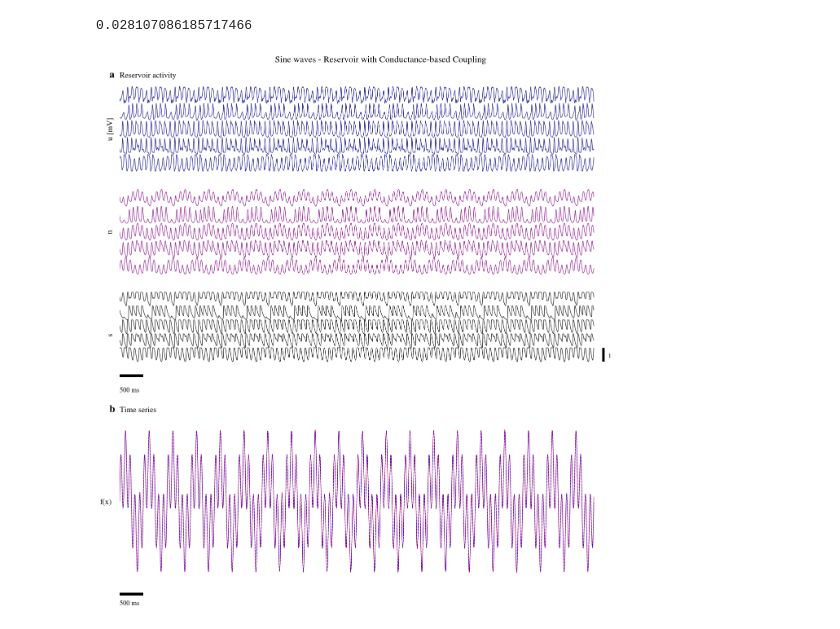
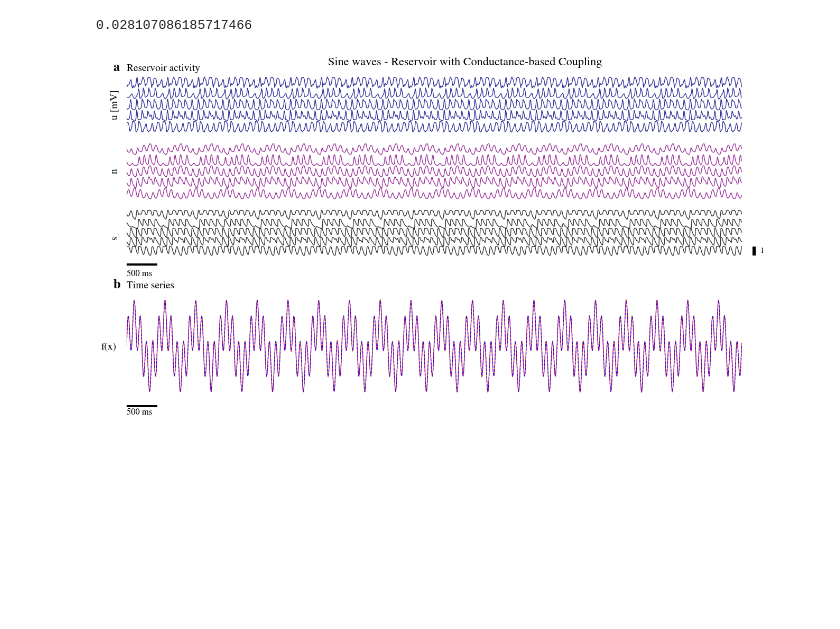
Before and after one commit to themahani/ml_force_research, a Jupyter notebook: morris_lecar/sine_waves_figure.ipynb, the cells around one changed output. Drawn from its saved outputs; the diff is of its cells as text; code cells hidden in the pictures; blank space fills up the shorter version.

Commit message:
fix: reduce height of sine waves figure

```diff
--- a/morris_lecar/sine_waves_figure.ipynb
+++ b/morris_lecar/sine_waves_figure.ipynb
@@ -247,7 +247,7 @@ alpha = 0.8
 density_alpha = 0.6
 lw = 1.0
 
-fig = plt.figure(figsize=(16, 16))
+fig = plt.figure(figsize=(16, 8))
 # fig.set_layout_engine('constrained')
 gc = fig.add_gridspec(
     nrows=4,
@@ -332,57 +332,6 @@ s_ax.bar(x=s_ax.get_xlim()[1] - 800, height=1, width=50, color="black", bottom=0
 s_ax.text(x=s_ax.get_xlim()[1] - 700, y=0.3, s="1")
 
 
-# ================= Final Timeseries plot with density hbar plots =========================
-# timeseries_fig = fig.add_subfigure(gc[1, 0])
-# gc_timeseries = timeseries_fig.add_gridspec(1, 1, left=0.1, right=0.9, top=0.9, bottom=0.1)
-# Density plots
-# hists_ax = fig.add_subplot(gc[3, -1], label="hists_ax")  # Row 4, last column
-# # Plot histograms as horizontal bar plots
-# for axis in range(sup.shape[1]):
-#     sup_hist, output_hist, bins = hists[axis]
-#     # bins = (bins[:-1] + bins[1:]) / 2  # center of the bins
-#     bins_normalized = minmax_transform(bins.reshape(-1, 1)).reshape(-1) - axis
-#     width = bins_normalized[1] - bins_normalized[0]
-#     # Plot histograms as horizontal bar plots
-#     _, _, target_line = hists_ax.hist(
-#         bins_normalized[:-1],
-#         weights=sup_hist,
-#         bins=bins_normalized,
-#         orientation="horizontal",
-#         label="target",
-#         color="b",
-#         alpha=density_alpha,
-#         density=True,
-#     )
-#     _, _, output_line = hists_ax.hist(
-#         bins_normalized[:-1],
-#         weights=output_hist,
-#         bins=bins_normalized,
-#         orientation="horizontal",
-#         label="output",
-#         color="r",
-#         alpha=density_alpha,
-#         density=True,
-#     )
-# time_bar_len = 0.5  # Length of the time bar in ms
-# hists_ax.barh(y=-axis - 0.1, left=0, width=time_bar_len, height=0.02, color="black")
-# hists_ax.text(
-#     x=0.0,
-#     y=-0.0,
-#     s=f"{time_bar_len}",
-#     ha="left",
-#     va="center",
-#     transform=hists_ax.transAxes,
-#     fontsize=12,
-#     color="black",
-# )
-
-# # Disable frame and ticks
-# hists_ax.set_frame_on(False)
-# hists_ax.set_yticks([])
-# hists_ax.set_xticks([])
-# # Set legend
-# hists_ax.legend(handles=[target_line[0], output_line[0]], loc="upper right")
 
 # Plot timeseries
 # timeseries_gs = fig.add_gridspec(1, 1, hspace=0.1)
@@ -446,31 +395,31 @@ activity_label = u_ax.text(
     y=y,
     s="a",
     fontsize=label_font_size,
     fontweight="bold",
     transform=u_ax.transAxes,
 )
 
 lorenz_title = timeseries_ax.set_title(label="Time series", loc="left", pad=pad, y=y)
 lorenz_label = timeseries_ax.text(
     x=-0.02,
     y=y,
     s="b",
     fontsize=label_font_size,
     fontweight="bold",
     transform=timeseries_ax.transAxes,
 )
 
 # density_title = hists_ax.set_title(label='Marginal density', loc='left', pad=pad, y=y)
 # density_label = hists_ax.text(
 #     x=-0.1, y=y, s="c", fontsize=label_font_size, fontweight='bold', transform=hists_ax.transAxes
 #     )
 fig.suptitle("Sine waves - Reservoir with Conductance-based Coupling", y=0.94, fontsize=16)
 fig.savefig(
     os.path.join(save_path, f"sine_waves_reservoir_activity." + extension),
     dpi=300,
     bbox_inches="tight",
     pad_inches=0.1,
 )
 plt.show()
 # %% [output]
-[figure, old version]
+[figure, new version]
```
Also changed, not shown: 1 other file.
